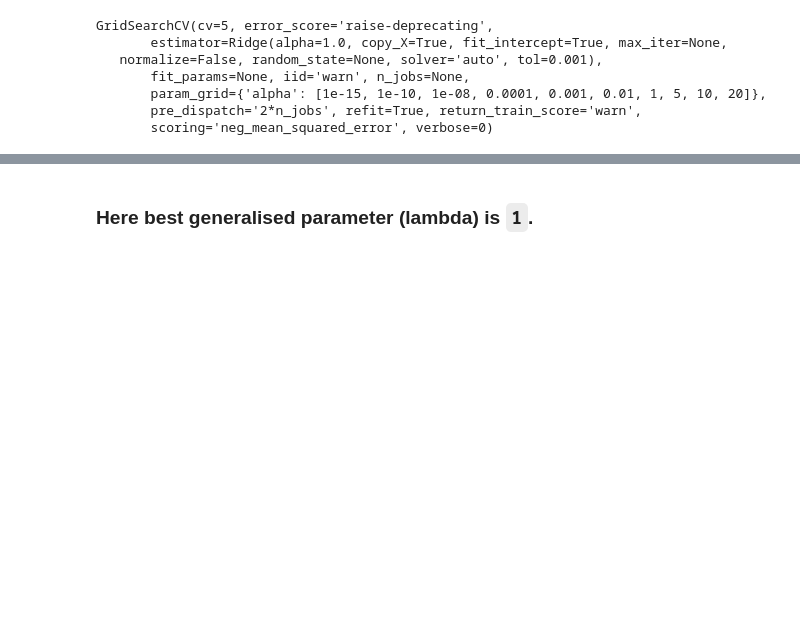
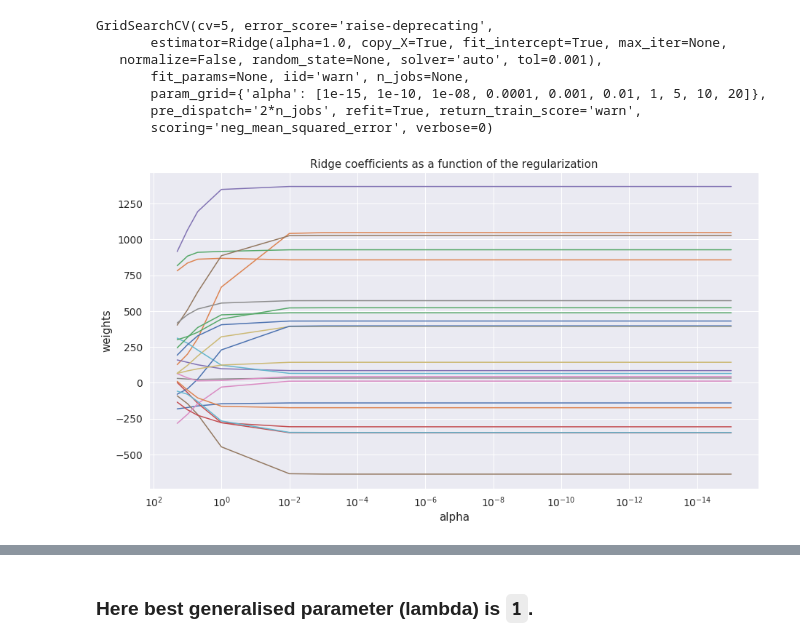
Before and after one commit to chinmaydas96/crime_prediction_part_2, a Jupyter notebook: Crime_prediction.ipynb, the cells around one changed output, grey strips where cells are left out. Saved outputs shown, nothing was run; the diff lists cells and outputs as text; code cells hidden in the pictures; blank space fills up the shorter version.

```diff
--- a/Crime_prediction.ipynb
+++ b/Crime_prediction.ipynb
@@ -766,3 +769,31 @@ GridSearchCV(cv=5, error_score='raise-deprecating',
        param_grid={'alpha': [1e-15, 1e-10, 1e-08, 0.0001, 0.001, 0.01, 1, 5, 10, 20]},
        pre_dispatch='2*n_jobs', refit=True, return_train_score='warn',
        scoring='neg_mean_squared_error', verbose=0)
+# %%
+from sklearn import linear_model
+
+
+# Compute paths
+
+alphas = [1e-15,1e-10,1e-8,1e-4,1e-3,1e-2,1,5,10,20]
+coefs = []
+for a in alphas:
+    ridge = linear_model.Ridge(alpha=a, fit_intercept=False)
+    ridge.fit(X, y)
+    coefs.append(ridge.coef_)
+
+# #############################################################################
+# Display results
+plt.figure(figsize=(15,8))
+ax = plt.gca()
+
+ax.plot(alphas, coefs)
+ax.set_xscale('log')
+ax.set_xlim(ax.get_xlim()[::-1])  # reverse axis
+plt.xlabel('alpha')
+plt.ylabel('weights')
+plt.title('Ridge coefficients as a function of the regularization')
+plt.axis('tight')
+plt.show()
+# %% [output]
+[figure, added]
```
Also changed, not shown: parts of 14 cells of this notebook.
